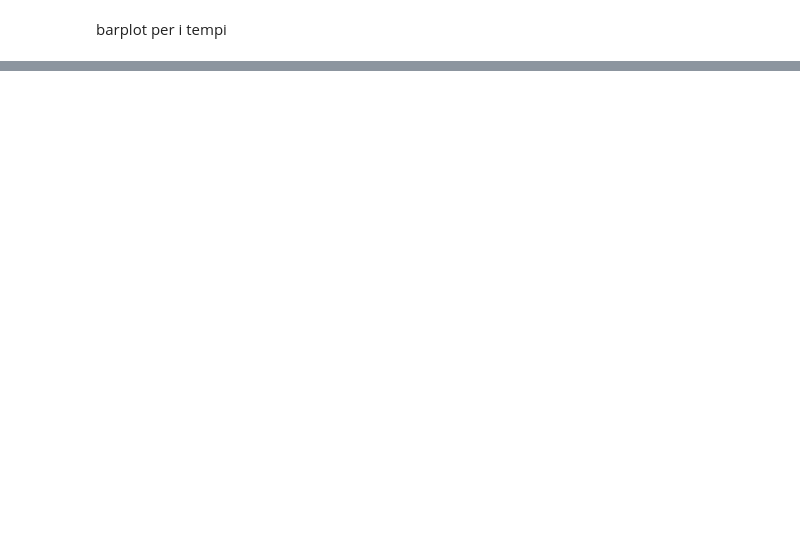
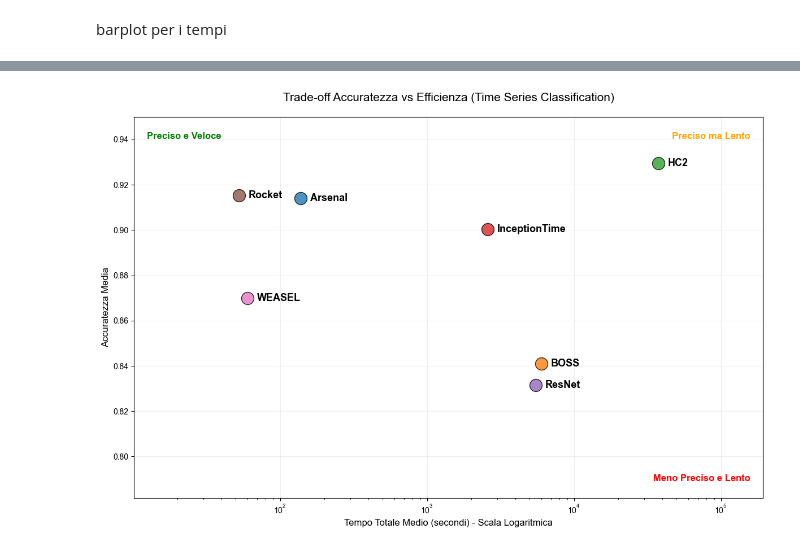
Before and after one commit to Matt1aLibera/TESI_Benchmark_Time_Series_Classification_Methods, a Jupyter notebook: skTimeTest/AnalisiDati/analisiRisultatiBenchmark.ipynb, the cells around one changed output, grey strips where cells are left out. Saved outputs shown, nothing was run; the diff lists cells and outputs as text; code cells hidden in the pictures; blank space fills up the shorter version.

Commit message:
salvataggio csv e plots

```diff
--- a/skTimeTest/AnalisiDati/analisiRisultatiBenchmark.ipynb
+++ b/skTimeTest/AnalisiDati/analisiRisultatiBenchmark.ipynb
@@ -8,7 +9,7 @@ from matplotlib import pyplot as plt
 # %% [markdown]
 caricamnto csv
 # %%
-df = pd.read_csv('csvDatiManuale.csv')
+df = pd.read_csv('csv_finale.csv')
 # %% [markdown]
 manipolazione colonne e pulizia dati
 # %%
@@ -89,0 +230,53 @@ plt.show()
+# %%
+# 1. Preparazione dati
+df_by_algo = df_perf.groupby(['dataset_name', 'classifier_name'])[['accuracy', 'total_time_seconds']].mean().reset_index()
+df_final_avg = df_by_algo.groupby('classifier_name')[['accuracy', 'total_time_seconds']].mean().reset_index()
+
+# Ridenominazione
+name_mapping = {'HIVECOTEV2': 'HC2', 'InceptionTime': 'InceptionTime', 'Rocket': 'Rocket'}
+df_final_avg['classifier_name'] = df_final_avg['classifier_name'].replace(name_mapping)
+
+# 2. Creazione dello scatter plot
+plt.figure(figsize=(12, 8))
+
+for i, row in df_final_avg.iterrows():
+    plt.scatter(row['total_time_seconds'], row['accuracy'], s=250, alpha=0.8, edgecolors='k', zorder=3)
+
+    plt.annotate(row['classifier_name'],
+                 xy=(row['total_time_seconds'], row['accuracy']),
+                 xytext=(12, 0),
+                 textcoords="offset points",
+                 fontsize=13,
+                 fontweight='bold',
+                 va='center')
+
+# 3. Scala Logaritmica per l'asse X
+plt.xscale('log')
+
+# 4. LIMITE ASSE Y (La tua modifica)
+# Impostiamo l'accuratezza da un valore minimo (es. 0.6 o 0.0) fino a 1.05
+# Il 1.05 serve a lasciare un po' di "cielo" sopra il 100% per le scritte
+plt.ylim(df_final_avg['accuracy'].min() - 0.05, 0.95)
+
+# 5. Annotazioni negli angoli (Interne come richiesto)
+ax = plt.gca()
+ax.text(0.02, 0.96, 'Preciso e Veloce', transform=ax.transAxes, fontsize=12, color='green', fontweight='bold', va='top')
+ax.text(0.98, 0.96, 'Preciso ma Lento', transform=ax.transAxes, fontsize=12, color='orange', fontweight='bold', va='top', ha='right')
+ax.text(0.98, 0.04, 'Meno Preciso e Lento', transform=ax.transAxes, fontsize=12, color='red', fontweight='bold', va='bottom', ha='right')
+
+# 6. Abbellimenti
+plt.xlabel('Tempo Totale Medio (secondi) - Scala Logaritmica', fontsize=12)
+plt.ylabel('Accuratezza Media', fontsize=12)
+plt.title('Trade-off Accuratezza vs Efficienza (Time Series Classification)', fontsize=15, pad=20)
+
+# Margini per l'asse X (tempo)
+plt.margins(x=0.25)
+
+plt.grid(True, which="major", ls="-", alpha=0.2, zorder=0)
+
+# 7. Salvataggio
+plt.tight_layout()
+plt.savefig('scatter_accuracy_vs_time.pdf', bbox_inches='tight')
+plt.show()
+# %% [output]
+[figure, added]
```
Also changed, not shown: parts of 13 cells of this notebook, 2 other files.
